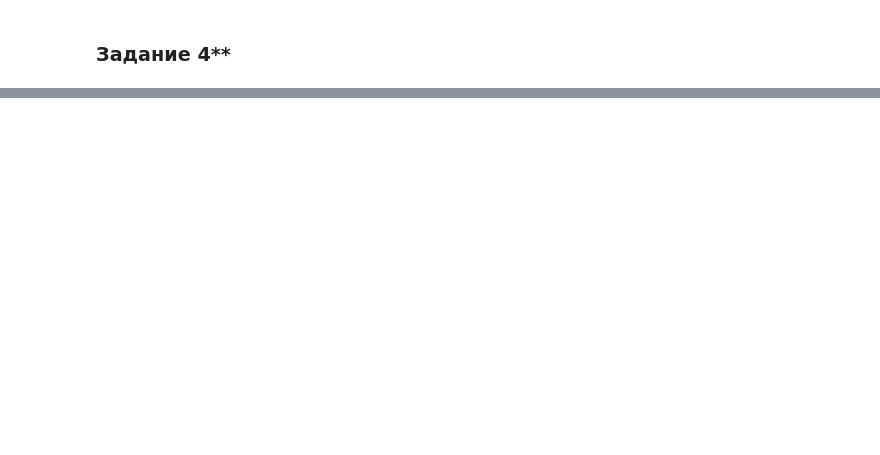
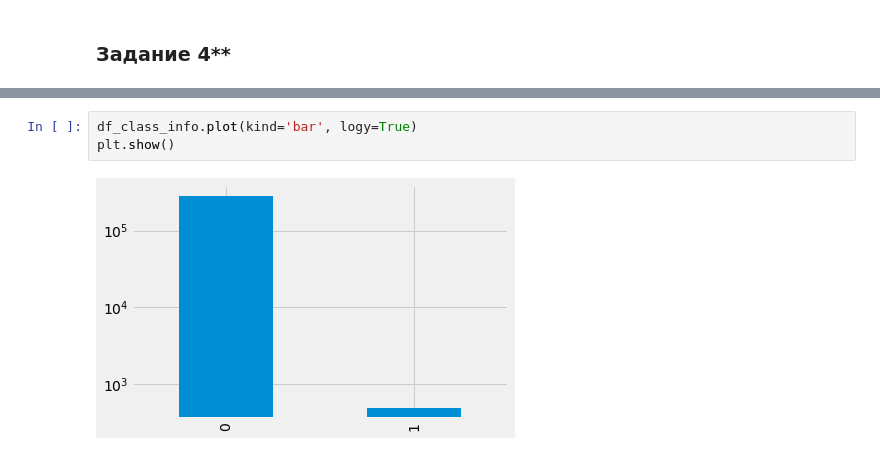
Before and after one commit to kotyashkin/pthn_libs1, a Jupyter notebook: lesson4/Lesson4LibsPthn.ipynb, the cells around one changed output, grey strips where cells are left out. Drawn from its saved outputs; the diff is of its cells as text; blank space fills up the shorter version.

```diff
--- a/lesson4/Lesson4LibsPthn.ipynb
+++ b/lesson4/Lesson4LibsPthn.ipynb
@@ -87,0 +122,5 @@ Text(0.5, 1.0, 'График y4')
+# %%
+df_class_info.plot(kind='bar', logy=True)
+plt.show()
+# %% [output]
+[figure, added]
```
Also changed, not shown: parts of 13 cells of this notebook.
